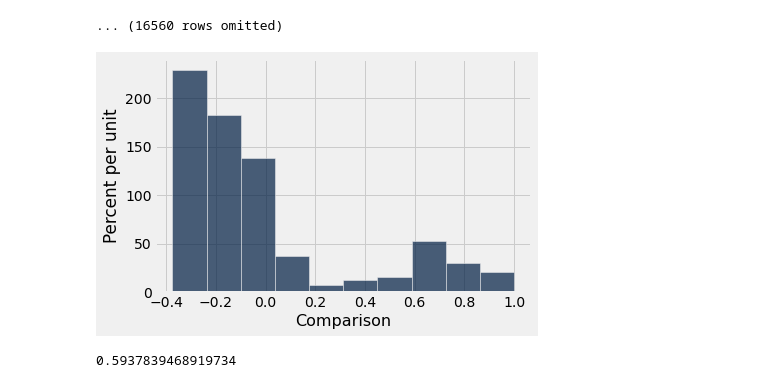
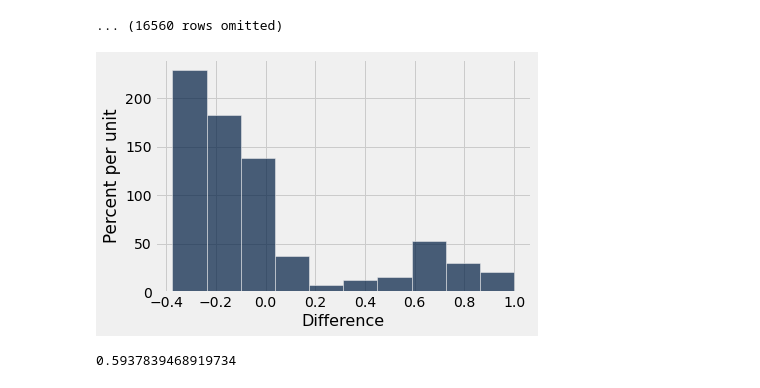
Before and after one commit to stoddardian/label-medical-images, a Jupyter notebook: descriptive-analysis-2.ipynb, the cells around one changed output. Cells and saved outputs as stored; diff of their text form; code cells hidden in the pictures.

```diff
--- a/descriptive-analysis-2.ipynb
+++ b/descriptive-analysis-2.ipynb
@@ -194,12 +133,12 @@ The comparison score will be calculated by subtracting crowd accuracy rate from
 # %%
-comparison = correct_label_and_qualified_reads.column('Expert Accuracy') - correct_label_and_qualified_reads.column('Crowd Accuracy')
-comparison
+difference = correct_label_and_qualified_reads.column('Expert Accuracy') - correct_label_and_qualified_reads.column('Crowd Accuracy')
+difference
 # %% [output]
 array([-0.25, 0.0, 0.0, ..., 0.75, 0.29200000000000004,
        -0.17500000000000004], dtype=object)
 # %%
-results_with_comparison = correct_label_and_qualified_reads.with_column('Comparison', comparison)
-results_with_comparison
+results_with_difference = correct_label_and_qualified_reads.with_column('Difference', difference)
+results_with_difference
 # %% [output]
 | Case ID | Expert Yes Votes | Qualified Reads | Correct Label | Majority Label | Difficulty | Agreement | ... |
 | 5888087 | 2 | 2 | no | no | 0 | 1 | ... |
@@ -409,7 +346,7 @@ In 65.2% of these cases, the crowd had a large majority vote, leaning at least 7
 
 From here, we might want to compare back to cases where we do have a defined correct label. How well did the crowd actually do in those cases where they voted with unanimous agreement? Or with a large majority like at least 75%?
 # %%
-high_agreement = results_with_comparison.where('Agreement', are.above_or_equal_to(0.75)).where('Correct Label' != 'nan')
+high_agreement = results_with_difference.where('Agreement', are.above_or_equal_to(0.75)).where('Correct Label' != 'nan')
 high_agreement
 # %% [output]
 | Case ID | Expert Yes Votes | Qualified Reads | Correct Label | Majority Label | Difficulty | Agreement | ... |
@@ -425,7 +362,7 @@ high_agreement
 | 5888269 | 2 | 3 | no | no | 0 | 1 | ... |
 ... (16560 rows omitted)
 # %%
-high_agreement.hist('Comparison')
+high_agreement.hist('Difference')
 # %% [output]
-[figure, old version]
+[figure, new version]
 # %%
```
Also changed, not shown: parts of 24 cells of this notebook.
